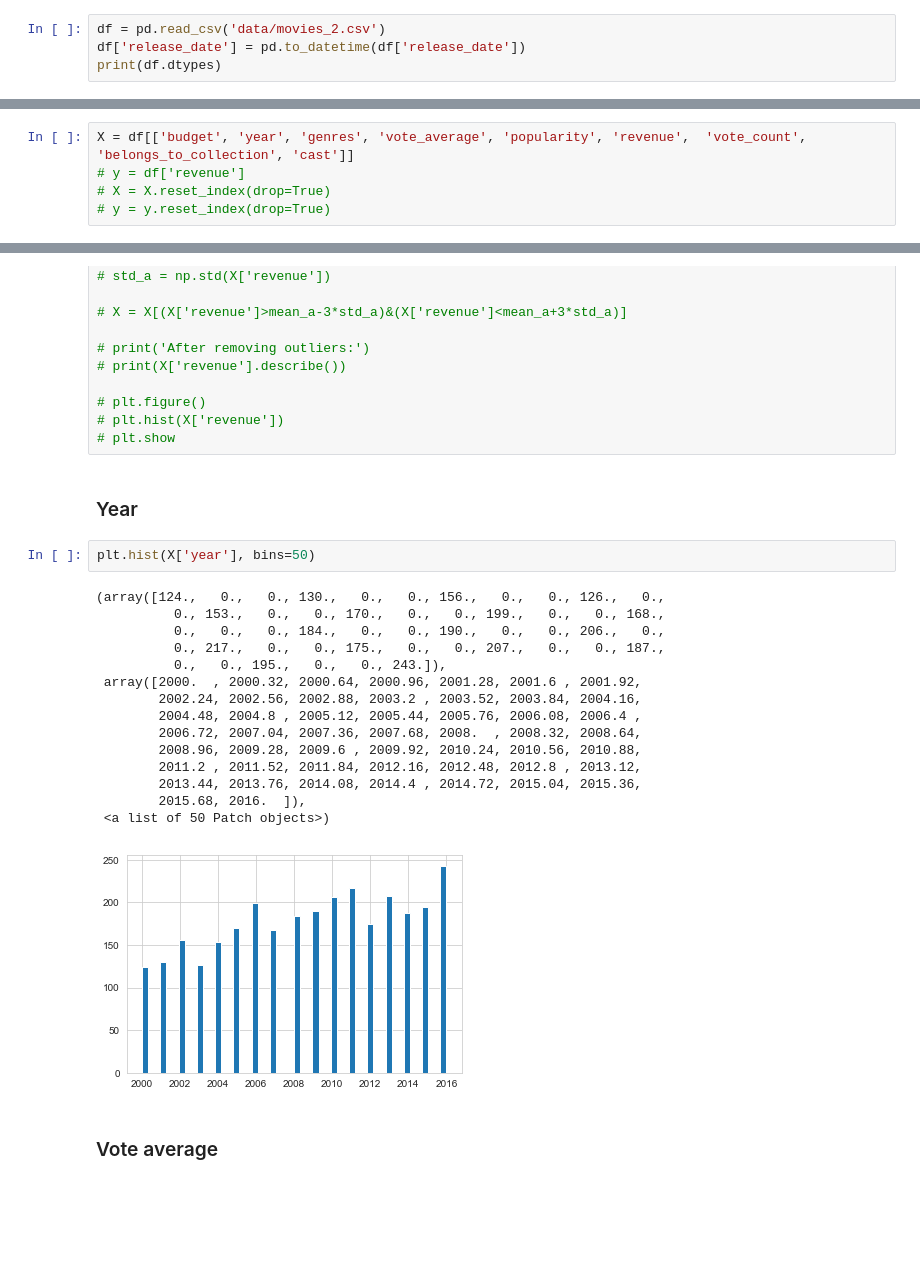
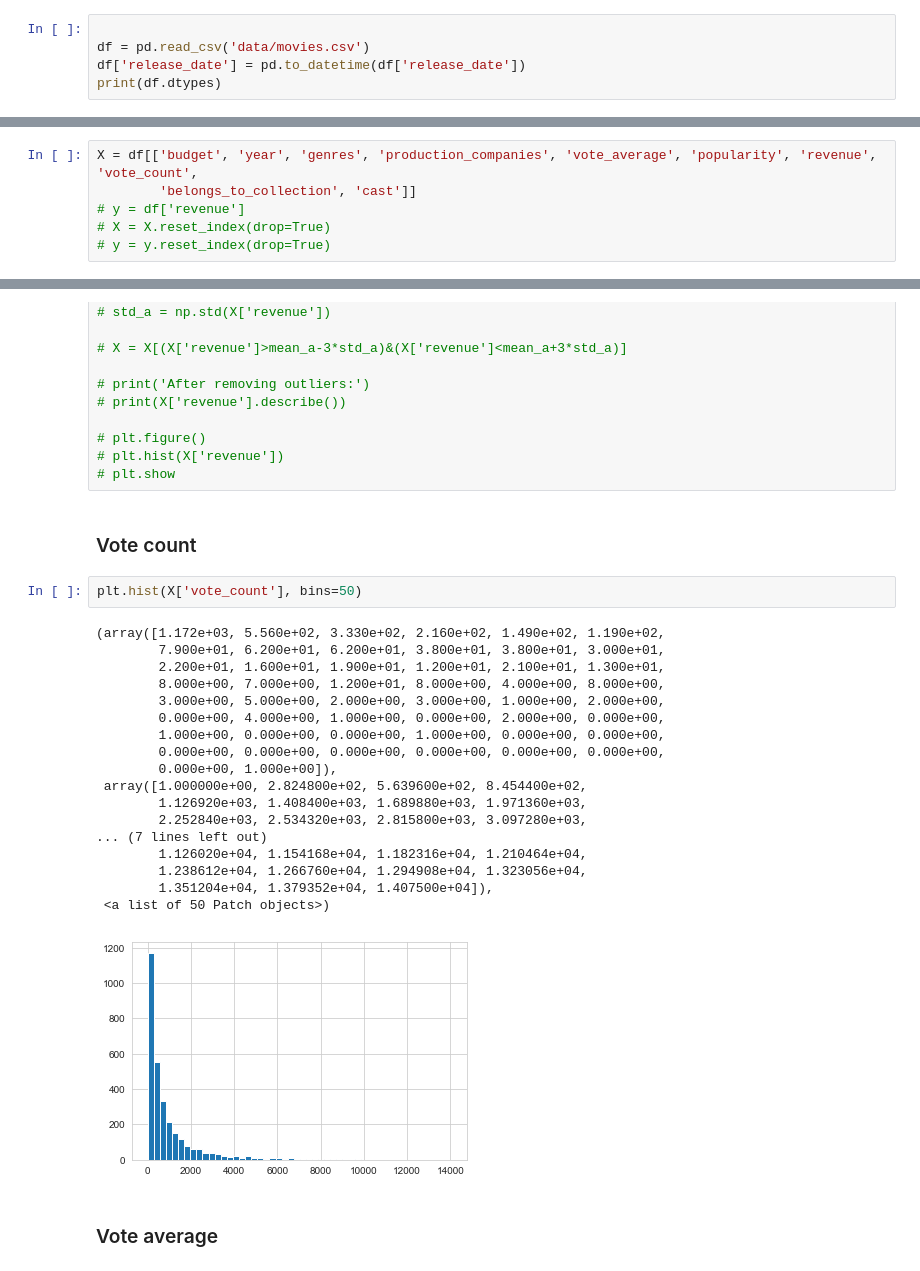
Before and after one commit to nastazya/Movies-analytics, a Jupyter notebook: Prediction.ipynb, the cells around one changed output, grey strips where cells are left out. Saved outputs shown, nothing was run; the diff lists cells and outputs as text; blank space fills up the shorter version.

```diff
--- a/Prediction.ipynb
+++ b/Prediction.ipynb
@@ -31,5 +39,6 @@ pd.set_option('display.max_columns', 24)
 # %%
-df = pd.read_csv('data/movies_2.csv')
+
+df = pd.read_csv('data/movies.csv')
 df['release_date'] = pd.to_datetime(df['release_date'])
 print(df.dtypes)
 # %% [output]
@@ -101,7 +114,8 @@ df.head(5)
 # %% [markdown]
 # Choosing the columns
 # %%
-X = df[['budget', 'year', 'genres', 'vote_average', 'popularity', 'revenue',  'vote_count', 'belongs_to_collection', 'cast']]
+X = df[['budget', 'year', 'genres', 'production_companies', 'vote_average', 'popularity', 'revenue',  'vote_count',
+        'belongs_to_collection', 'cast']]
 # y = df['revenue']
 # X = X.reset_index(drop=True)
 # y = y.reset_index(drop=True)
@@ -163,26 +184,29 @@ Removing outliers
 # plt.figure()
 # plt.hist(X['revenue'])
 # plt.show
-# %% [markdown]
-### Year
+# %% [markdown]
+### Vote count
 # %%
-plt.hist(X['year'], bins=50)
+plt.hist(X['vote_count'], bins=50)
 # %% [output]
-(array([124.,   0.,   0., 130.,   0.,   0., 156.,   0.,   0., 126.,   0.,
-          0., 153.,   0.,   0., 170.,   0.,   0., 199.,   0.,   0., 168.,
-          0.,   0.,   0., 184.,   0.,   0., 190.,   0.,   0., 206.,   0.,
-          0., 217.,   0.,   0., 175.,   0.,   0., 207.,   0.,   0., 187.,
-          0.,   0., 195.,   0.,   0., 243.]),
- array([2000.  , 2000.32, 2000.64, 2000.96, 2001.28, 2001.6 , 2001.92,
-        2002.24, 2002.56, 2002.88, 2003.2 , 2003.52, 2003.84, 2004.16,
-        2004.48, 2004.8 , 2005.12, 2005.44, 2005.76, 2006.08, 2006.4 ,
-        2006.72, 2007.04, 2007.36, 2007.68, 2008.  , 2008.32, 2008.64,
-        2008.96, 2009.28, 2009.6 , 2009.92, 2010.24, 2010.56, 2010.88,
-        2011.2 , 2011.52, 2011.84, 2012.16, 2012.48, 2012.8 , 2013.12,
-        2013.44, 2013.76, 2014.08, 2014.4 , 2014.72, 2015.04, 2015.36,
-        2015.68, 2016.  ]),
+(array([1.172e+03, 5.560e+02, 3.330e+02, 2.160e+02, 1.490e+02, 1.190e+02,
+        7.900e+01, 6.200e+01, 6.200e+01, 3.800e+01, 3.800e+01, 3.000e+01,
+        2.200e+01, 1.600e+01, 1.900e+01, 1.200e+01, 2.100e+01, 1.300e+01,
+        8.000e+00, 7.000e+00, 1.200e+01, 8.000e+00, 4.000e+00, 8.000e+00,
+        3.000e+00, 5.000e+00, 2.000e+00, 3.000e+00, 1.000e+00, 2.000e+00,
+        0.000e+00, 4.000e+00, 1.000e+00, 0.000e+00, 2.000e+00, 0.000e+00,
+        1.000e+00, 0.000e+00, 0.000e+00, 1.000e+00, 0.000e+00, 0.000e+00,
+        0.000e+00, 0.000e+00, 0.000e+00, 0.000e+00, 0.000e+00, 0.000e+00,
+        0.000e+00, 1.000e+00]),
+ array([1.000000e+00, 2.824800e+02, 5.639600e+02, 8.454400e+02,
+        1.126920e+03, 1.408400e+03, 1.689880e+03, 1.971360e+03,
+        2.252840e+03, 2.534320e+03, 2.815800e+03, 3.097280e+03,
+... (7 lines left out)
+        1.126020e+04, 1.154168e+04, 1.182316e+04, 1.210464e+04,
+        1.238612e+04, 1.266760e+04, 1.294908e+04, 1.323056e+04,
+        1.351204e+04, 1.379352e+04, 1.407500e+04]),
  <a list of 50 Patch objects>)
-[figure, old version]
+[figure, new version]
 # %% [markdown]
 ### Vote average
 # %%
```
Also changed, not shown: parts of 31 cells of this notebook.
